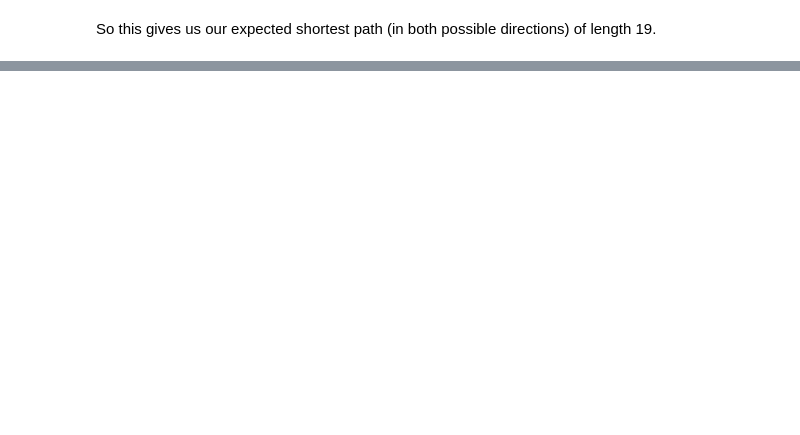
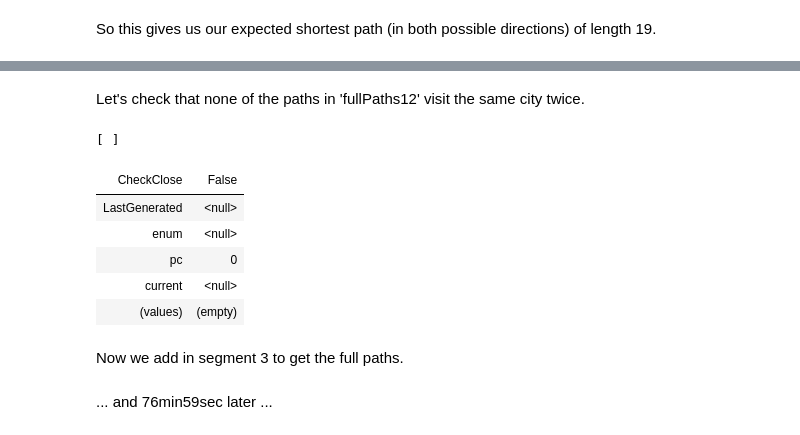
Before and after one commit to abcoates/travelling-salesman, a Jupyter notebook: travelling-salesman.ipynb, the cells around one changed output, grey strips where cells are left out. Saved outputs shown, nothing was run; the diff lists cells and outputs as text; code cells hidden in the pictures; blank space fills up the shorter version.

```diff
--- a/travelling-salesman.ipynb
+++ b/travelling-salesman.ipynb
@@ -889,0 +1042,21 @@ So this gives us our expected shortest path (in both possible directions) of len
+# %% [markdown]
+Let's check that none of the paths in 'fullPaths12' visit the same city twice.
+# %%
+seq {
+    for path in fullPaths12 do
+        let cities = List.concat [[path.startCity]; path.intermediateCities; [path.endCity]]
+        let citiesSet = cities |> Set.ofList
+        if (cities.Length <> citiesSet.Count)
+        then
+            yield path
+}
+# %% [output]
+[ ]
+| CheckClose | False |
+| LastGenerated | <null> |
+| enum | <null> |
+| pc | 0 |
+| current | <null> |
+| (values) | (empty) |
+# %% [markdown]
+Now we add in segment 3 to get the full paths.
@@ -889,0 +1072,2 @@ So this gives us our expected shortest path (in both possible directions) of len
+# %% [markdown]
+... and 76min59sec later ...
```
Also changed, not shown: parts of 32 cells of this notebook.
